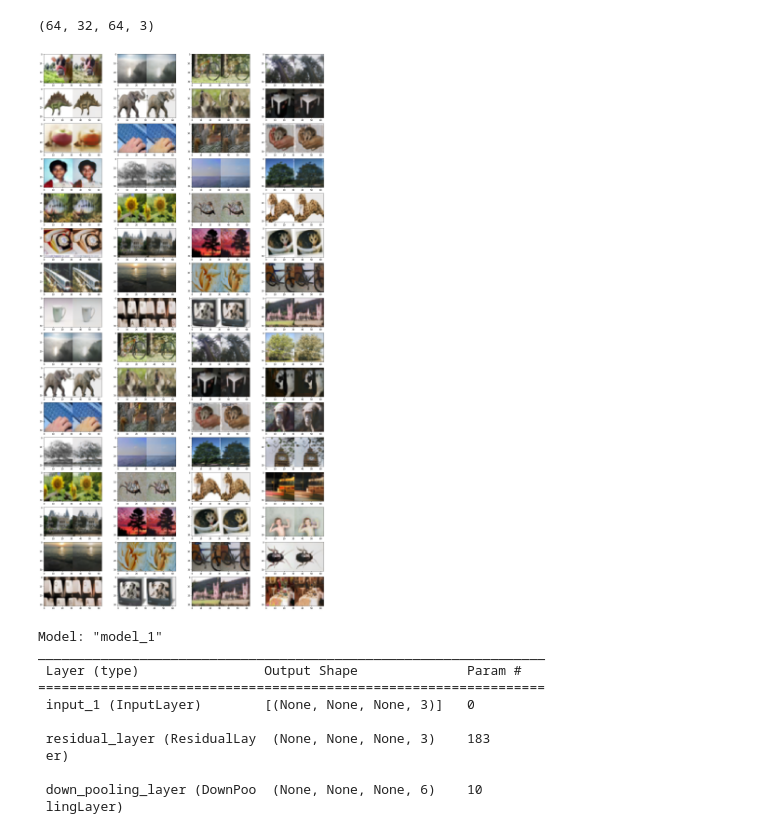
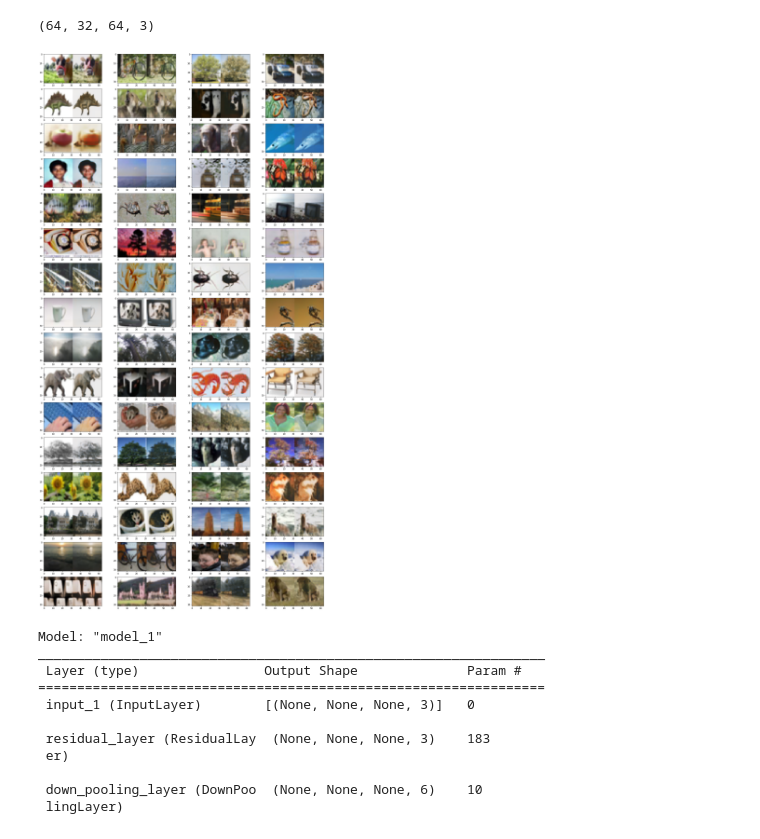
Before and after one commit to vkthakur90/jupyter_notebooks, a Jupyter notebook: Autoencoder_Final.ipynb, the cells around one changed output. Drawn from its saved outputs; the diff is of its cells as text; code cells hidden in the pictures.

```diff
--- a/Autoencoder_Final.ipynb
+++ b/Autoencoder_Final.ipynb
@@ -446,11 +446,11 @@ img_arr.shape
 # %%
 fig, axes = plt.subplots(16, 4, figsize = (24, 48))
 
 for idx, row in enumerate(axes):
     for jdx, ax in enumerate(row):
-        ax.imshow(img_arr[idx + 8 * jdx])
+        ax.imshow(img_arr[idx + 16 * jdx])
 # %% [output]
-[figure, old version]
+[figure, new version]
 # %%
 encoder.summary()
 # %% [output]
```
